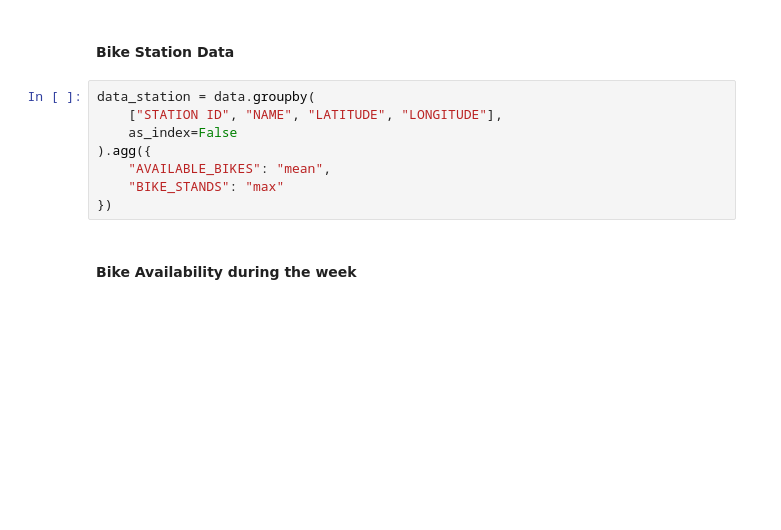
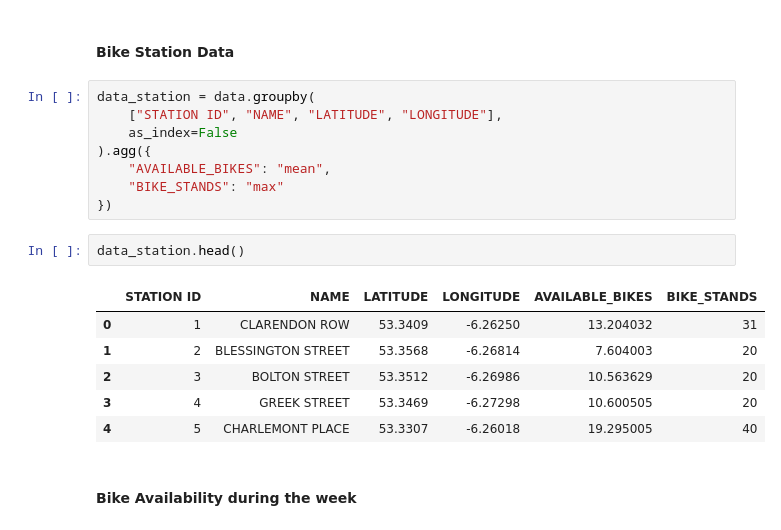
Before and after one commit to Matthew-Riddell/Data-Visualization-CA2, a Jupyter notebook: code/Matthew-Riddell_Data_Prep_and_EDA.ipynb, the cells around one changed output. Cells and saved outputs as stored; diff of their text form; blank space fills up the shorter version.

```diff
--- a/code/Matthew-Riddell_Data_Prep_and_EDA.ipynb
+++ b/code/Matthew-Riddell_Data_Prep_and_EDA.ipynb
@@ -306,6 +334,15 @@ data_station = data.groupby(
     "AVAILABLE_BIKES": "mean",
     "BIKE_STANDS": "max"
 })
+# %%
+data_station.head()
+# %% [output]
+|  | STATION ID | NAME | LATITUDE | LONGITUDE | AVAILABLE_BIKES | BIKE_STANDS |
+| 0 | 1 | CLARENDON ROW | 53.3409 | -6.26250 | 13.204032 | 31 |
+| 1 | 2 | BLESSINGTON STREET | 53.3568 | -6.26814 | 7.604003 | 20 |
+| 2 | 3 | BOLTON STREET | 53.3512 | -6.26986 | 10.563629 | 20 |
+| 3 | 4 | GREEK STREET | 53.3469 | -6.27298 | 10.600505 | 20 |
+| 4 | 5 | CHARLEMONT PLACE | 53.3307 | -6.26018 | 19.295005 | 40 |
 # %% [markdown]
 #### Bike Availability during the week
 # %%
```
Also changed, not shown: parts of 14 cells of this notebook.
